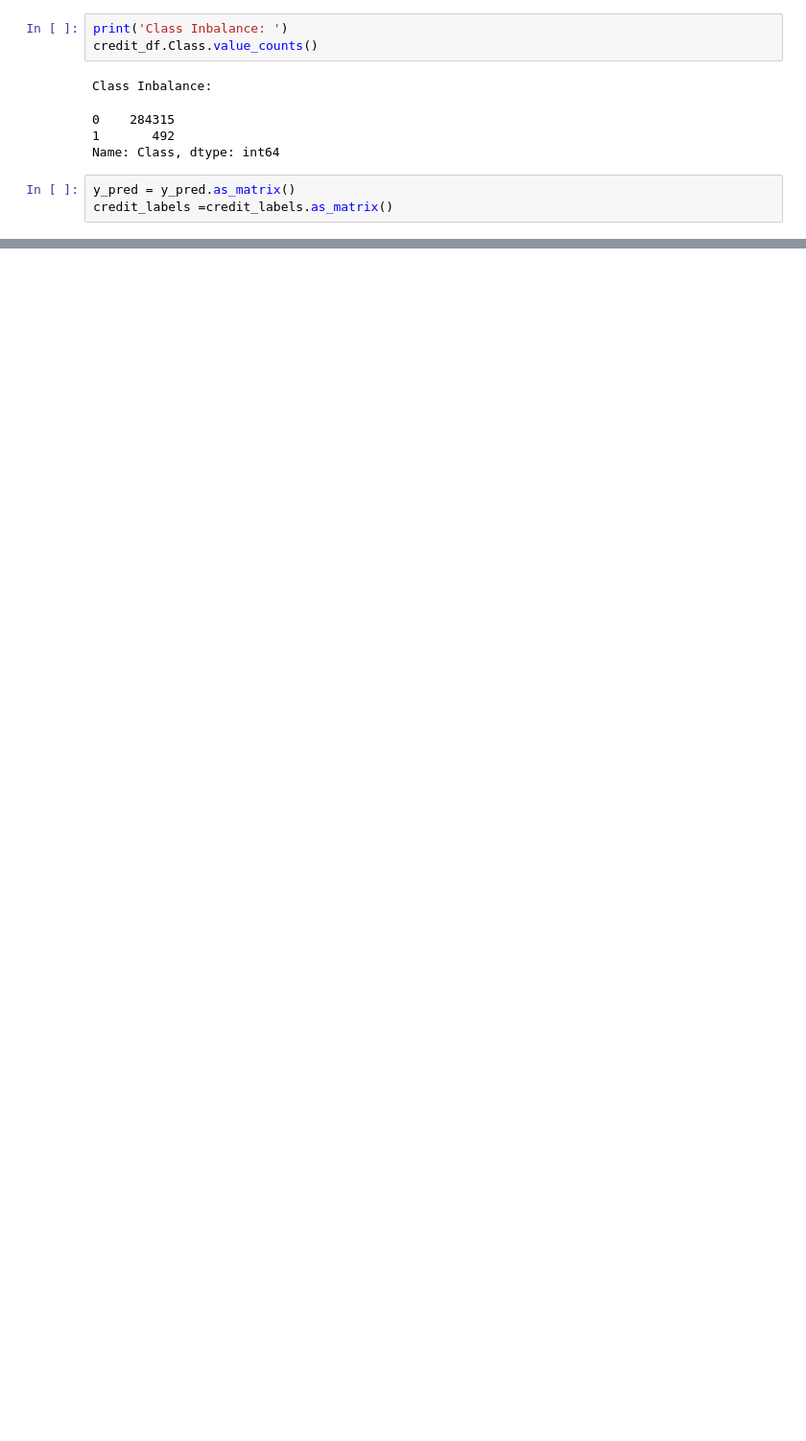
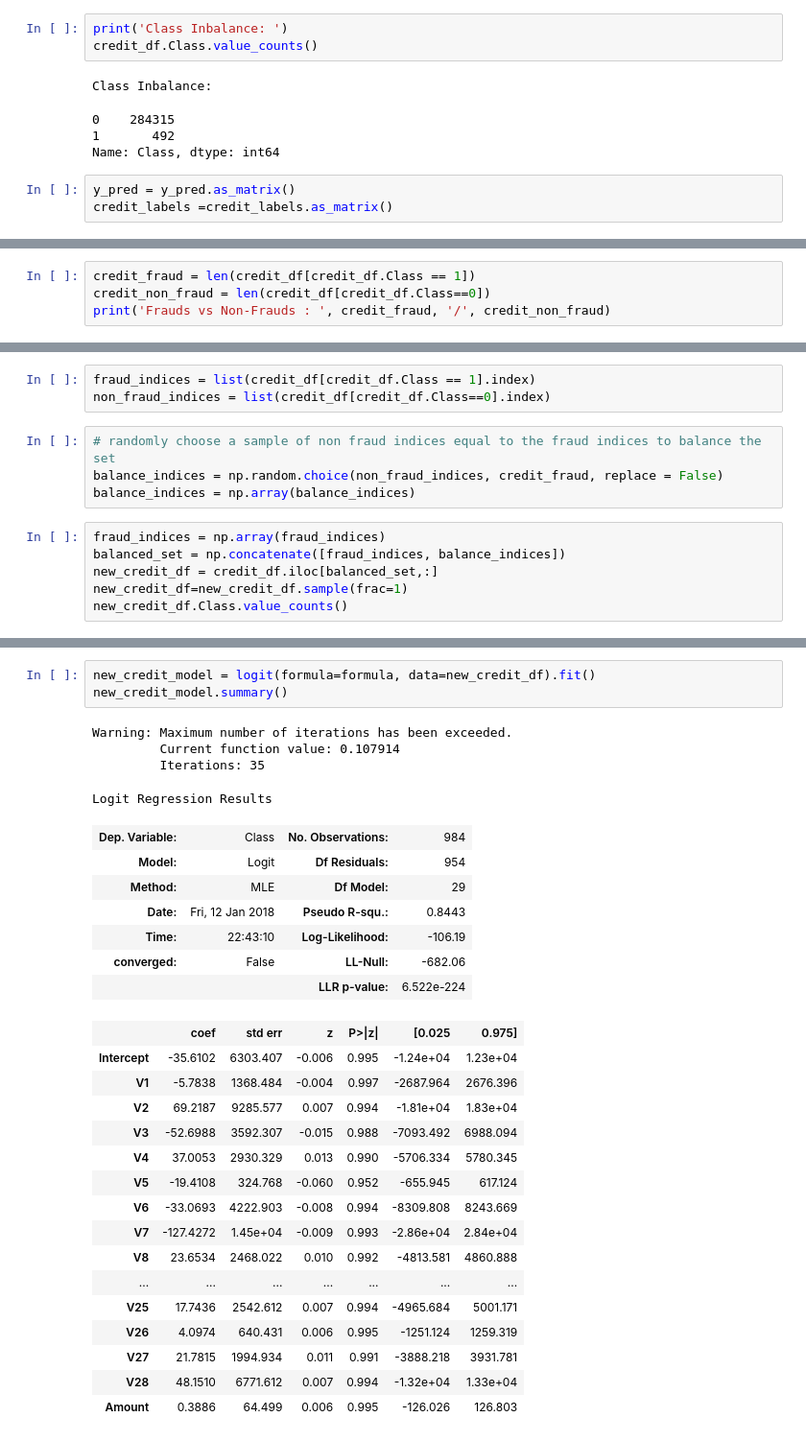
Before and after one commit to vasiach/PracticalDataScience, a Jupyter notebook: Assignment3.ipynb, the cells around one changed output, grey strips where cells are left out. Shown at 96% size. Cells and saved outputs as stored; diff of their text form; blank space fills up the shorter version.

```diff
--- a/Assignment3.ipynb
+++ b/Assignment3.ipynb
@@ -316,0 +324,4 @@ Recall score : 0.6808943089430894
+# %%
+credit_fraud = len(credit_df[credit_df.Class == 1])
+credit_non_fraud = len(credit_df[credit_df.Class==0])
+print('Frauds vs Non-Frauds : ', credit_fraud, '/', credit_non_fraud)
@@ -316,0 +330,13 @@ Recall score : 0.6808943089430894
+# %%
+fraud_indices = list(credit_df[credit_df.Class == 1].index)
+non_fraud_indices = list(credit_df[credit_df.Class==0].index)
+# %%
+# randomly choose a sample of non fraud indices equal to the fraud indices to balance the set
+balance_indices = np.random.choice(non_fraud_indices, credit_fraud, replace = False)
+balance_indices = np.array(balance_indices)
+# %%
+fraud_indices = np.array(fraud_indices)
+balanced_set = np.concatenate([fraud_indices, balance_indices])
+new_credit_df = credit_df.iloc[balanced_set,:]
+new_credit_df=new_credit_df.sample(frac=1)
+new_credit_df.Class.value_counts()
@@ -316,0 +345,31 @@ Recall score : 0.6808943089430894
+# %%
+new_credit_model = logit(formula=formula, data=new_credit_df).fit()
+new_credit_model.summary()
+# %% [output]
+Warning: Maximum number of iterations has been exceeded.
+         Current function value: 0.107914
+         Iterations: 35
+Logit Regression Results
+| Dep. Variable: | Class | No. Observations: | 984 |
+| Model: | Logit | Df Residuals: | 954 |
+| Method: | MLE | Df Model: | 29 |
+| Date: | Fri, 12 Jan 2018 | Pseudo R-squ.: | 0.8443 |
+| Time: | 22:43:10 | Log-Likelihood: | -106.19 |
+| converged: | False | LL-Null: | -682.06 |
+|  |  | LLR p-value: | 6.522e-224 |
+|  | coef | std err | z | P>|z| | [0.025 | 0.975] |
+| Intercept | -35.6102 | 6303.407 | -0.006 | 0.995 | -1.24e+04 | 1.23e+04 |
+| V1 | -5.7838 | 1368.484 | -0.004 | 0.997 | -2687.964 | 2676.396 |
+| V2 | 69.2187 | 9285.577 | 0.007 | 0.994 | -1.81e+04 | 1.83e+04 |
+| V3 | -52.6988 | 3592.307 | -0.015 | 0.988 | -7093.492 | 6988.094 |
+| V4 | 37.0053 | 2930.329 | 0.013 | 0.990 | -5706.334 | 5780.345 |
+| V5 | -19.4108 | 324.768 | -0.060 | 0.952 | -655.945 | 617.124 |
+| V6 | -33.0693 | 4222.903 | -0.008 | 0.994 | -8309.808 | 8243.669 |
+| V7 | -127.4272 | 1.45e+04 | -0.009 | 0.993 | -2.86e+04 | 2.84e+04 |
+| V8 | 23.6534 | 2468.022 | 0.010 | 0.992 | -4813.581 | 4860.888 |
+| ... | ... | ... | ... | ... | ... | ... |
+| V25 | 17.7436 | 2542.612 | 0.007 | 0.994 | -4965.684 | 5001.171 |
+| V26 | 4.0974 | 640.431 | 0.006 | 0.995 | -1251.124 | 1259.319 |
+| V27 | 21.7815 | 1994.934 | 0.011 | 0.991 | -3888.218 | 3931.781 |
+| V28 | 48.1510 | 6771.612 | 0.007 | 0.994 | -1.32e+04 | 1.33e+04 |
+| Amount | 0.3886 | 64.499 | 0.006 | 0.995 | -126.026 | 126.803 |
```
Also changed, not shown: parts of 16 cells of this notebook.
